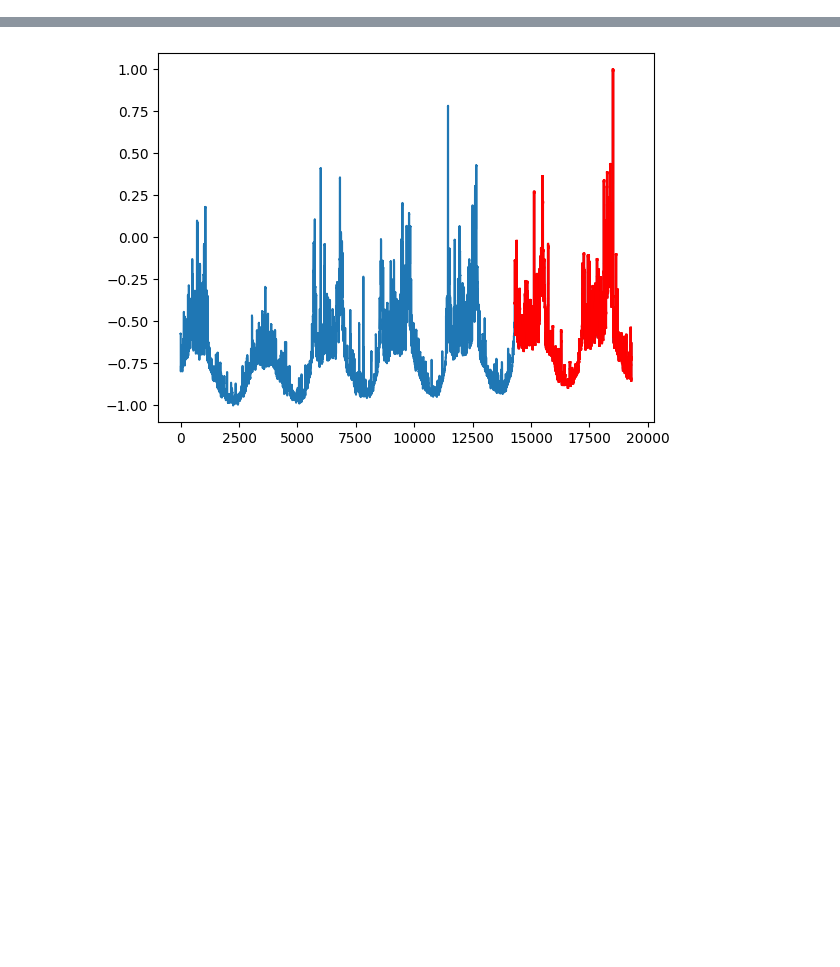
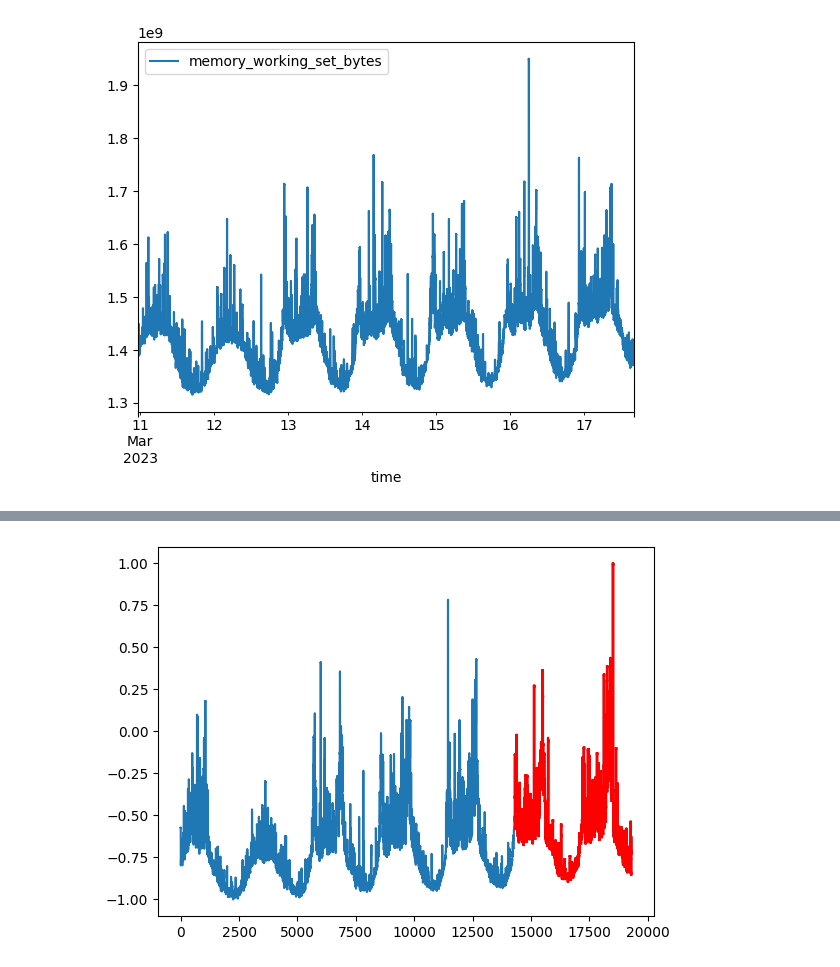
Before and after one commit to sunflower456/TimeSeriesPrediction, a Jupyter notebook: RNNexample_v9.ipynb, the cells around one changed output, grey strips where cells are left out. Drawn from its saved outputs; the diff is of its cells as text; code cells hidden in the pictures; blank space fills up the shorter version.

```diff
--- a/RNNexample_v9.ipynb
+++ b/RNNexample_v9.ipynb
@@ -91 +136,8 @@ def plot_forecasts(series, forecasts, n_test):
+# %%
+plot_cols = ['memory_working_set_bytes']
+plot_features = series[plot_cols]
+# plot_features.index = date_time
+_ = plot_features.plot(subplots=True)
+# %% [output]
+[figure, added]
 # %%
```
Also changed, not shown: parts of 12 cells of this notebook, 11 other files.
